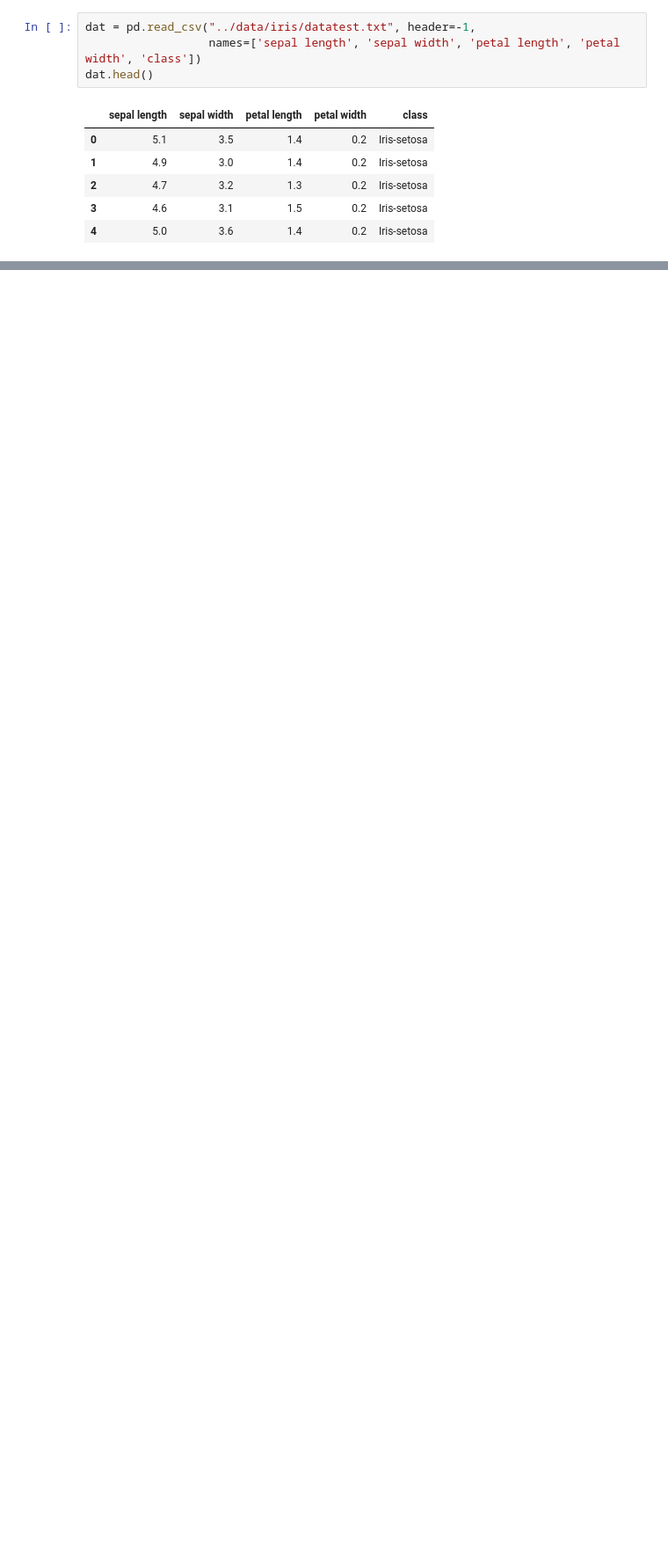
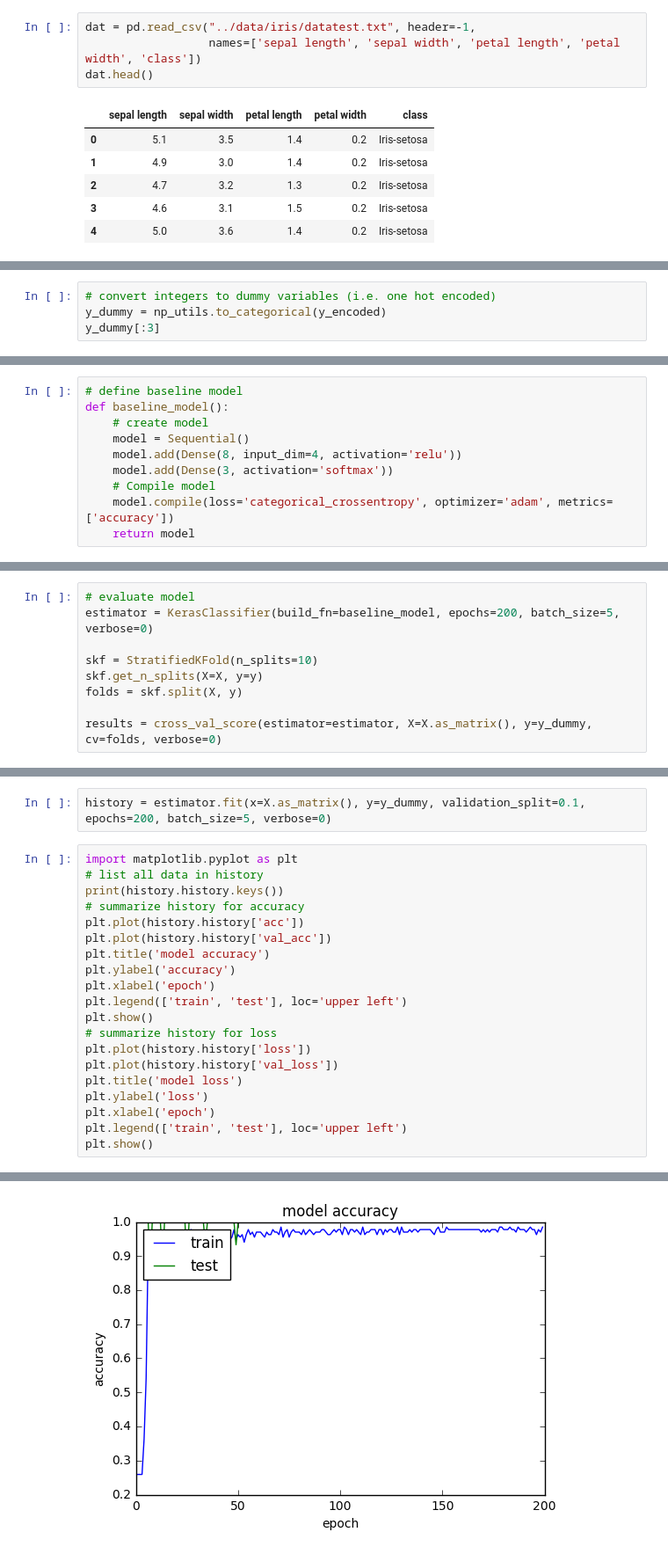
Before and after one commit to top-on/neural-nets, a Jupyter notebook: src/iris_ciassification.ipynb, the cells around one changed output, grey strips where cells are left out. Shown at 88% size. Drawn from its saved outputs; the diff is of its cells as text; blank space fills up the shorter version.

Commit message:
completed keras classification of IRIS dataset.

```diff
--- a/src/iris_ciassification.ipynb
+++ b/src/iris_ciassification.ipynb
@@ -41,0 +66,4 @@ test.head()
+# %%
+# convert integers to dummy variables (i.e. one hot encoded)
+y_dummy = np_utils.to_categorical(y_encoded)
+y_dummy[:3]
@@ -41,0 +74,10 @@ test.head()
+# %%
+# define baseline model
+def baseline_model():
+    # create model
+    model = Sequential()
+    model.add(Dense(8, input_dim=4, activation='relu'))
+    model.add(Dense(3, activation='softmax'))
+    # Compile model
+    model.compile(loss='categorical_crossentropy', optimizer='adam', metrics=['accuracy'])
+    return model
@@ -41,0 +87,9 @@ test.head()
+# %%
+# evaluate model
+estimator = KerasClassifier(build_fn=baseline_model, epochs=200, batch_size=5, verbose=0)
+
+skf = StratifiedKFold(n_splits=10)
+skf.get_n_splits(X=X, y=y)
+folds = skf.split(X, y)
+
+results = cross_val_score(estimator=estimator, X=X.as_matrix(), y=y_dummy, cv=folds, verbose=0)
@@ -41,0 +104,23 @@ test.head()
+# %%
+history = estimator.fit(x=X.as_matrix(), y=y_dummy, validation_split=0.1, epochs=200, batch_size=5, verbose=0)
+# %%
+import matplotlib.pyplot as plt
+# list all data in history
+print(history.history.keys())
+# summarize history for accuracy
+plt.plot(history.history['acc'])
+plt.plot(history.history['val_acc'])
+plt.title('model accuracy')
+plt.ylabel('accuracy')
+plt.xlabel('epoch')
+plt.legend(['train', 'test'], loc='upper left')
+plt.show()
+# summarize history for loss
+plt.plot(history.history['loss'])
+plt.plot(history.history['val_loss'])
+plt.title('model loss')
+plt.ylabel('loss')
+plt.xlabel('epoch')
+plt.legend(['train', 'test'], loc='upper left')
+plt.show()
+# %% [output]
@@ -41,0 +128 @@ test.head()
+[figure, added]
```
Also changed, not shown: parts of 16 cells of this notebook.
